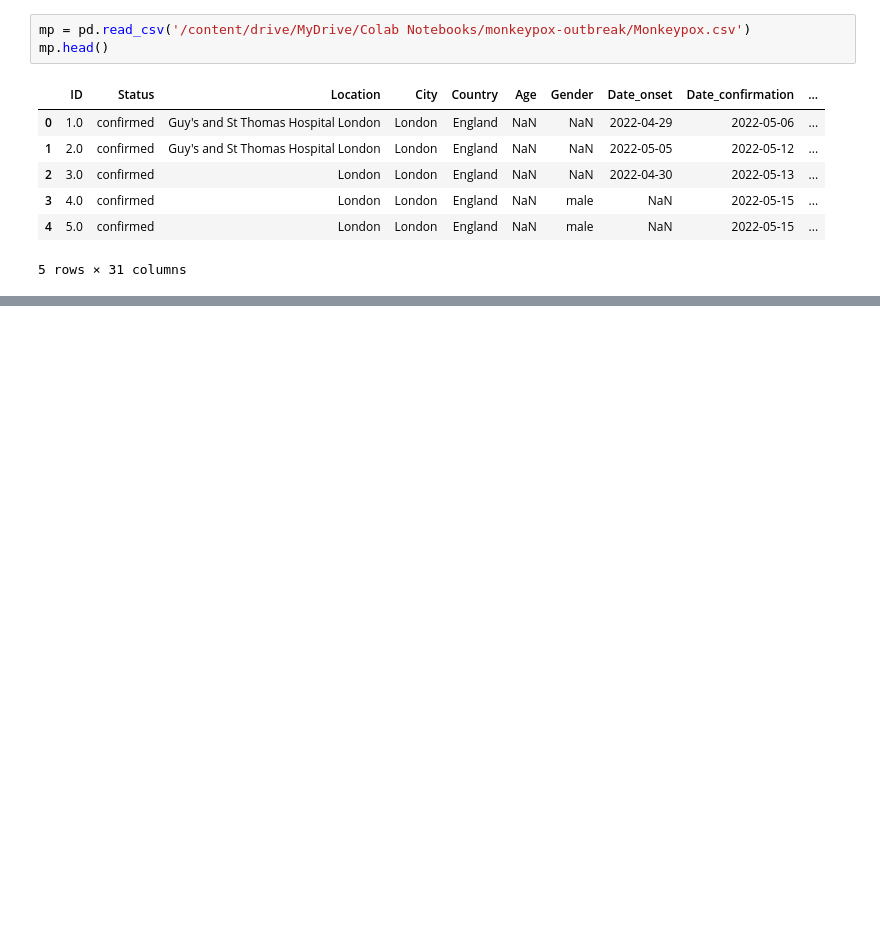
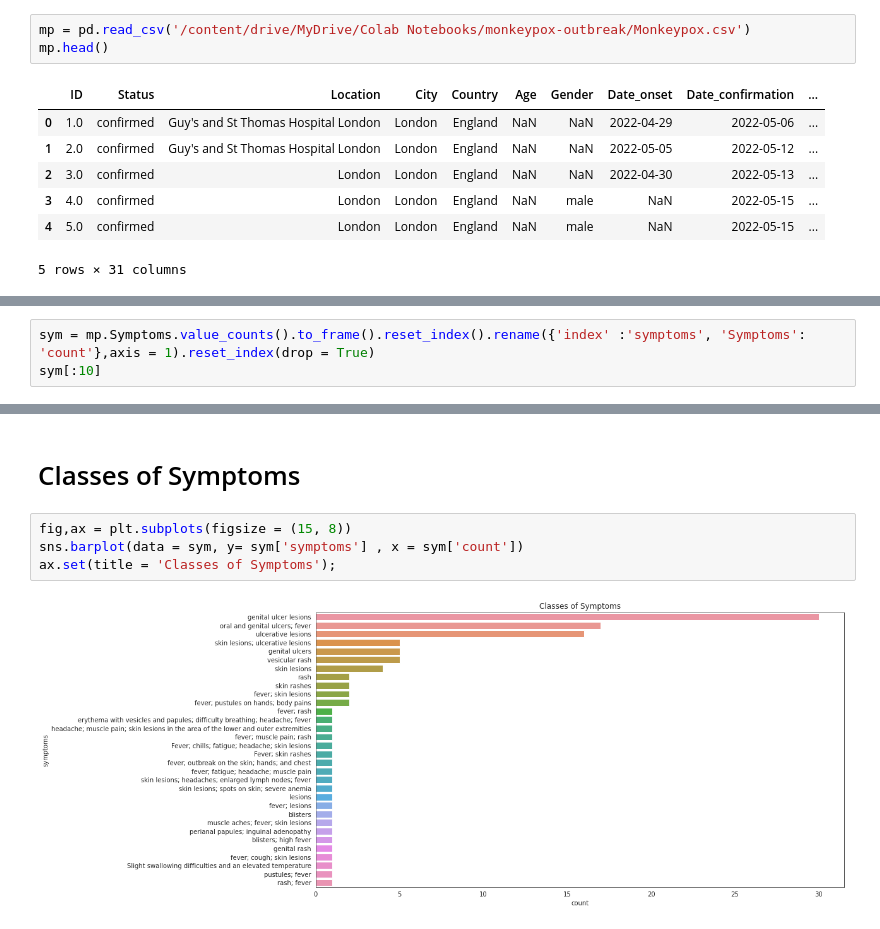
Before and after one commit to godwinnwalozie/Monkeypox-Outbreak-Year-2022-Data-Analysis, a Jupyter notebook: monkey_pox.ipynb, the cells around one changed output, grey strips where cells are left out. Cells and saved outputs as stored; diff of their text form; blank space fills up the shorter version.

```diff
--- a/monkey_pox.ipynb
+++ b/monkey_pox.ipynb
@@ -23,0 +98,3 @@ mp.head()
+# %%
+sym = mp.Symptoms.value_counts().to_frame().reset_index().rename({'index' :'symptoms', 'Symptoms': 'count'},axis = 1).reset_index(drop = True)
+sym[:10]
@@ -23,0 +113,8 @@ mp.head()
+# %% [markdown]
+# Classes of Symptoms
+# %%
+fig,ax = plt.subplots(figsize = (15, 8))
+sns.barplot(data = sym, y= sym['symptoms'] , x = sym['count'])
+ax.set(title = 'Classes of Symptoms');
+# %% [output]
+[figure, added]
```
Also changed, not shown: parts of 14 cells of this notebook.
